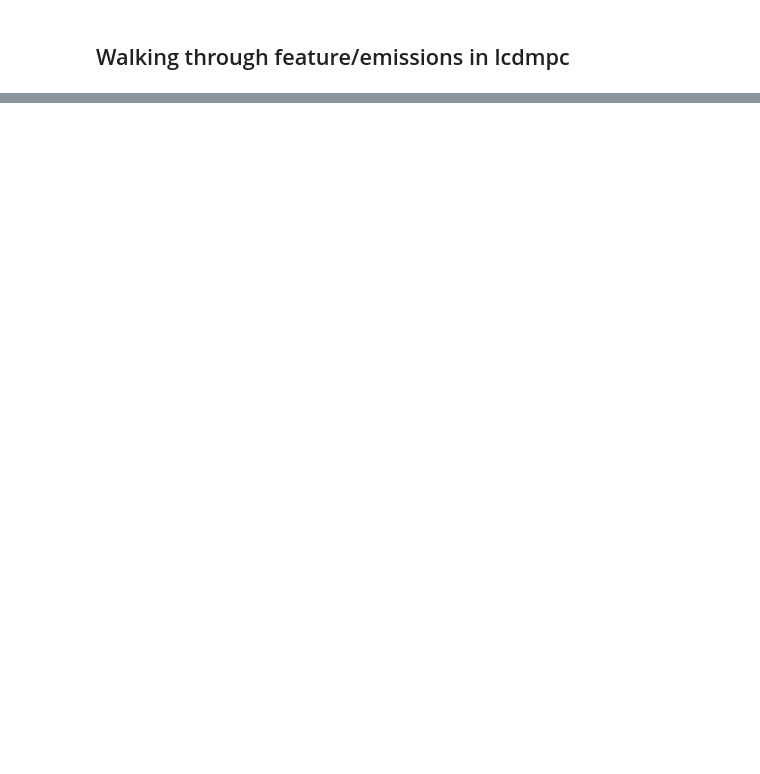
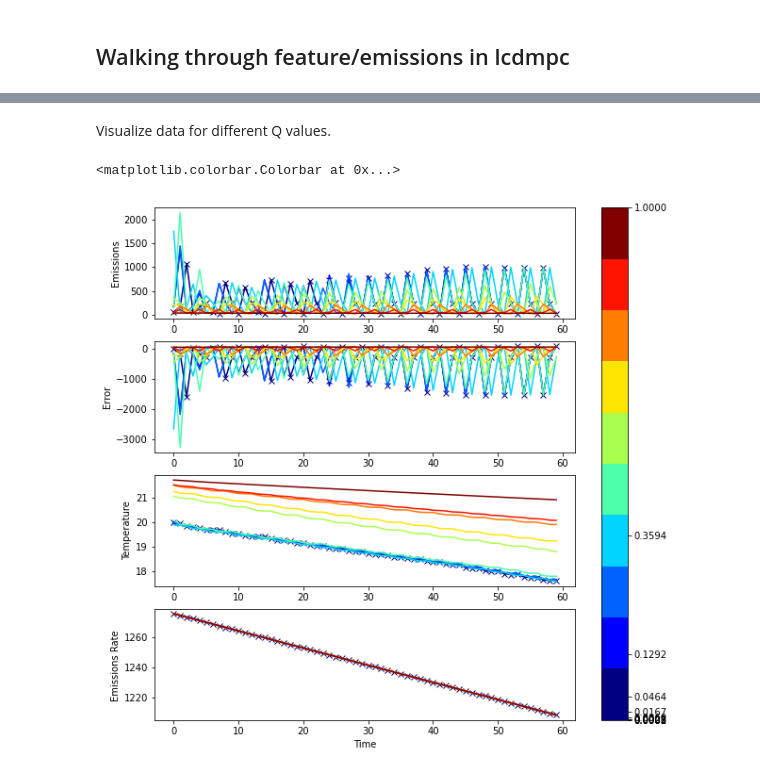
Before and after one commit to vijay092/lcdmpc, a Jupyter notebook: main_080422.ipynb, the cells around one changed output, grey strips where cells are left out. Saved outputs shown, nothing was run; the diff lists cells and outputs as text; code cells hidden in the pictures; blank space fills up the shorter version.

```diff
--- a/main_080422.ipynb
+++ b/main_080422.ipynb
@@ -593,0 +81,36 @@ array([12.13557183, 12.11919118, 12.10095507, 12.08208307, 12.06319333,
+# %% [markdown]
+Visualize data for different Q values.
+# %%
+import numpy as np
+
+jet= plt.get_cmap('jet')
+colors = iter(jet(np.linspace(0,1,len(q))))
+fig, ax = plt.subplots(4, 1 , figsize = (10, 10))
+for i in range(len(q)):
+    cur_color = next(colors)
+    if i == 0:
+        m = "x"
+    else:
+        m = ""
+    ax[0].plot(emissions_list[i], color=cur_color, marker = m, label = f"Q = {q[i]}")
+    ax[0].set_ylabel ("Emissions")
+    ax[1].plot(error_list[i], color=cur_color,marker = m, label = f"Q = {q[i]}" )
+    ax[1].set_ylabel ("Error")
+    ax[2].plot(temp_list[i], color = cur_color ,marker = m, label = f"Q = {q[i]}")
+    ax[2].set_ylabel ("Temperature")
+    ax[3].plot(emissions_rate[i], color = cur_color,marker = m, label = f"Q = {q[i]}")
+    ax[3].set_ylabel ("Emissions Rate ")
+    ax[3].set_xlabel("Time")
+# creating ScalarMappable
+
+import matplotlib
+norm = matplotlib.colors.Normalize(vmin=min(q), vmax=max(q))
+
+cmap = plt.get_cmap('jet', len(q))
+
+sm = plt.cm.ScalarMappable(cmap=cmap, norm=norm)
+sm.set_array([])
+plt.colorbar(sm, ax=ax.ravel().tolist(), ticks=q)
+# %% [output]
+<matplotlib.colorbar.Colorbar at 0x...>
+[figure, added]
```
Also changed, not shown: parts of 21 cells of this notebook, 9 other files.
